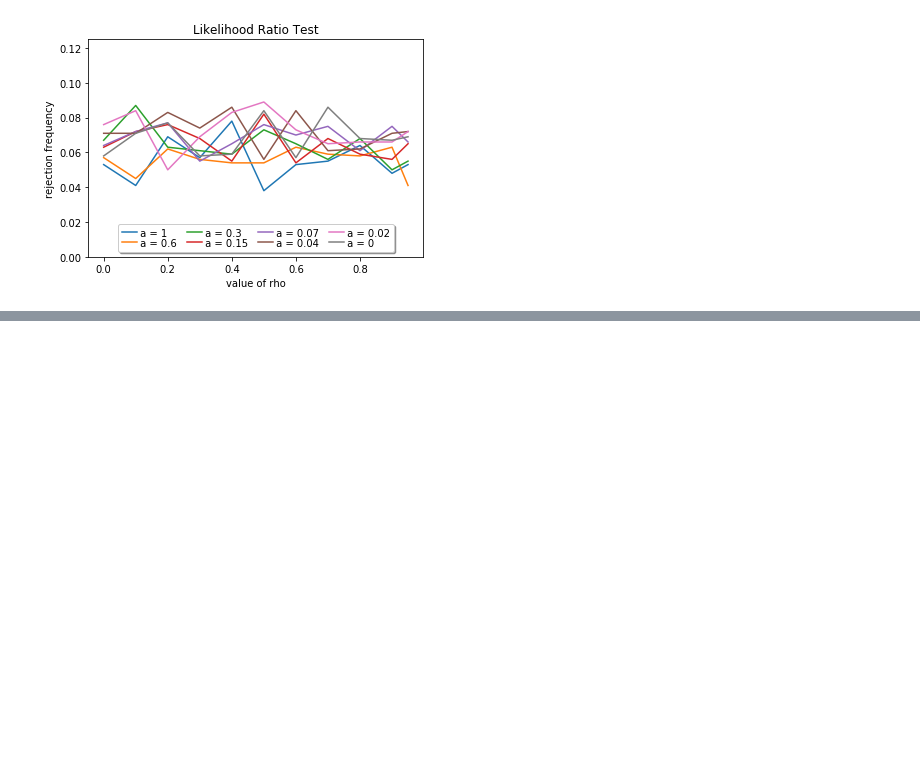
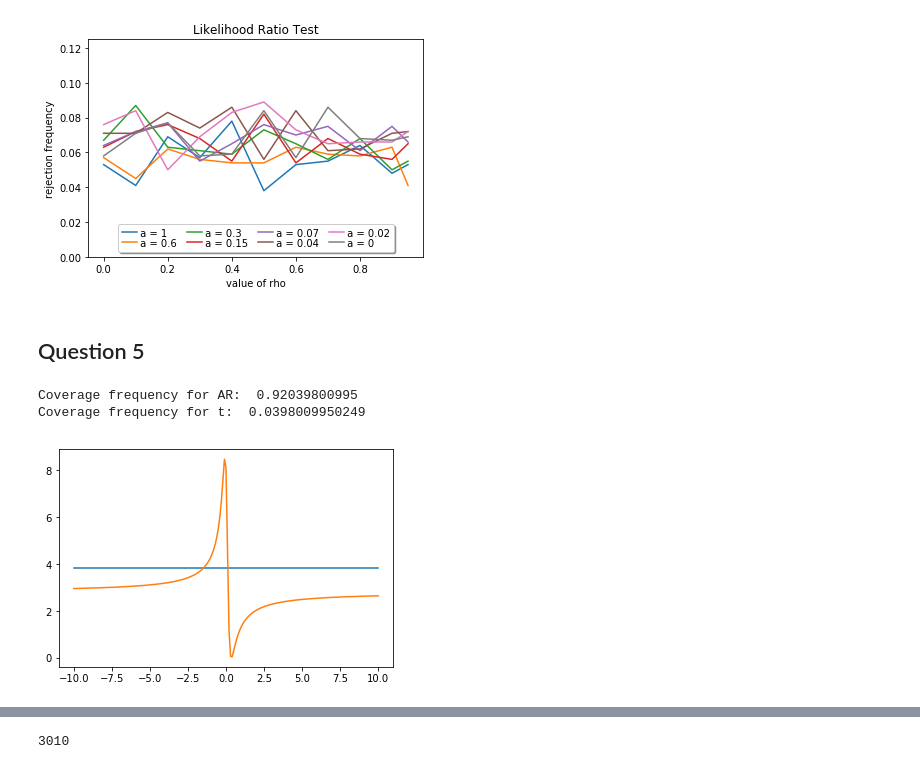
Before and after one commit to SMKozuch/AdvEcox2, a Jupyter notebook: W_identification.ipynb, the cells around one changed output, grey strips where cells are left out. Cells and saved outputs as stored; diff of their text form; code cells hidden in the pictures; blank space fills up the shorter version.

```diff
--- a/W_identification.ipynb
+++ b/W_identification.ipynb
@@ -361,3 +387,5 @@ plt.show()
 0.90  0.048  0.063  0.050  0.056  0.075  0.071  0.066  0.067
 0.95  0.053  0.041  0.055  0.065  0.066  0.072  0.072  0.069
 [figure]
+# %% [markdown]
+## Question 5
@@ -363,0 +413,45 @@ plt.show()
+# %%
+Zs = data.loc[:, 'nearc2'].values
+Zs = Zs.reshape((Zs.shape[0], 1))
+
+Mw = orthogonal_projection_matrix(W)
+
+y = Mw @ ys
+X = Mw @ Xs
+Z = Mw @ Zs
+# %%
+%%time
+np.random.seed(1211)
+N = Z.shape[0]
+k = Z.shape[1]
+beta = list(np.arange(-10, 10.1, 0.1))
+beta = [round(b, 1) for b in beta]
+
+CV_chi2 = stats.chi2.ppf(q=0.95, df=k) / k
+AR_stat = np.zeros(len(beta))
+t_stat = np.zeros(len(beta))
+
+beta_2SLS = (X.T @ projection_matrix(Z) @ X) ** (-1) * (X.T @ projection_matrix(Z) @ y)
+beta_2SLS_var = (N - 1) ** (-1) * (y - X * beta_2SLS).T @ (y - X * beta_2SLS) *\
+                            (X.T @ projection_matrix(Z) @ X) ** (-1)
+
+for b in beta:
+    np.random.seed(1211)
+
+    eps = y - X * b
+    AR_stat[beta.index(b)] = ((eps.T @ projection_matrix(Z) @ eps) / k) / ((eps.T @ orthogonal_projection_matrix(Z) @ eps) / (N - k))
+    t_stat[beta.index(b)] = (beta_2SLS - b) / np.sqrt(beta_2SLS_var)
+
+
+print('Coverage frequency for AR: ', np.mean(AR_stat <= CV_chi2))
+print('Coverage frequency for t: ', np.mean((t_stat < 1.96) & (t_stat > -1.96)))
+
+plt.plot(beta, np.repeat(CV_chi2, AR_stat.shape[0]))
+plt.plot(beta, AR_stat)
+#plt.plot(beta, t_stat)
+plt.show()
+print(beta_2SLS-1.96*np.sqrt(beta_2SLS_var), beta_2SLS+1.96*np.sqrt(beta_2SLS_var))
+# %% [output]
+Coverage frequency for AR:  0.92039800995
+Coverage frequency for t:  0.0398009950249
+[figure, added]
@@ -363,0 +460,4 @@ plt.show()
+# %%
+N
+# %% [output]
+3010
```
Also changed, not shown: parts of 5 cells of this notebook.
